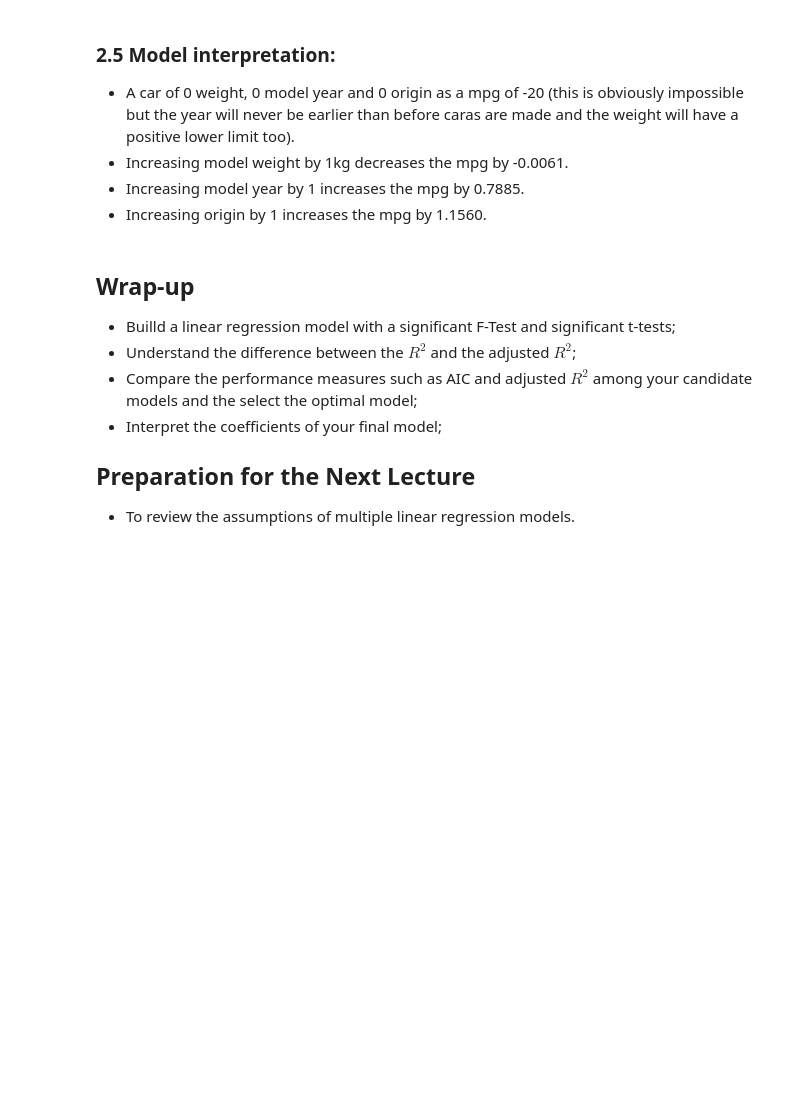
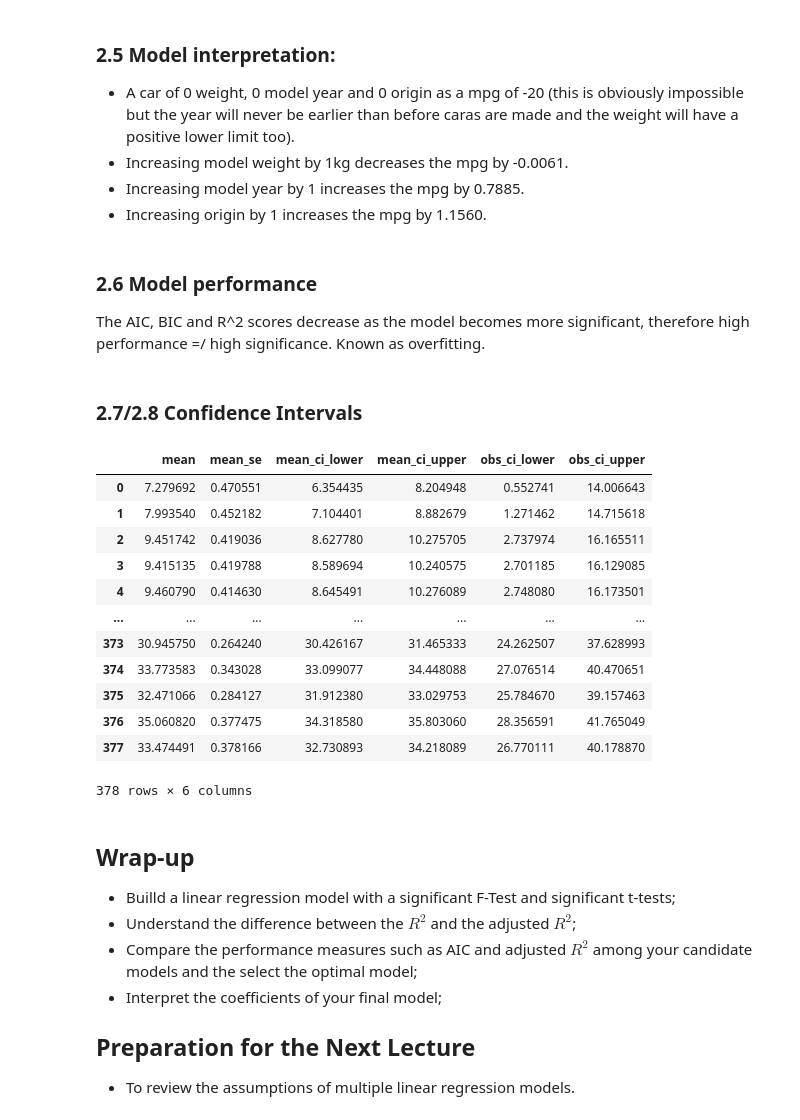
Before and after one commit to LDMOJ4/Machine-Learning-Forecasting, a Jupyter notebook: Python/Lecture_1_Seminar.ipynb, the cells around one changed output. Drawn from its saved outputs; the diff is of its cells as text; code cells hidden in the pictures; blank space fills up the shorter version.

```diff
--- a/Python/Lecture_1_Seminar.ipynb
+++ b/Python/Lecture_1_Seminar.ipynb
@@ -226,6 +490,39 @@ Not normal as p_value is less than 0.05.
 - Increasing model weight by 1kg decreases the mpg by -0.0061.
 - Increasing model year by 1 increases the mpg by 0.7885.
 - Increasing origin by 1 increases the mpg by 1.1560.
+# %% [markdown]
+### 2.6 Model performance
+The AIC, BIC and R^2 scores decrease as the model becomes more significant, therefore high performance =/ high significance. Known as overfitting.
+# %% [markdown]
+### 2.7/2.8 Confidence Intervals
+# %%
+# to produce prediction results
+pred = model.get_prediction(X)
+pred_summary = pred.summary_frame(alpha=0.05)  # 95% confidence intervals
+
+# to extract confidence intervals
+ci_lower = pred_summary['mean_ci_lower']
+ci_upper = pred_summary['mean_ci_upper']
+
+# to extract prediction intervals
+pi_lower = pred_summary['obs_ci_lower']
+pi_upper = pred_summary['obs_ci_upper']
+# %%
+pred_summary
+# %% [output]
+|  | mean | mean_se | mean_ci_lower | mean_ci_upper | obs_ci_lower | obs_ci_upper |
+| 0 | 7.279692 | 0.470551 | 6.354435 | 8.204948 | 0.552741 | 14.006643 |
+| 1 | 7.993540 | 0.452182 | 7.104401 | 8.882679 | 1.271462 | 14.715618 |
+| 2 | 9.451742 | 0.419036 | 8.627780 | 10.275705 | 2.737974 | 16.165511 |
+| 3 | 9.415135 | 0.419788 | 8.589694 | 10.240575 | 2.701185 | 16.129085 |
+| 4 | 9.460790 | 0.414630 | 8.645491 | 10.276089 | 2.748080 | 16.173501 |
+| ... | ... | ... | ... | ... | ... | ... |
+| 373 | 30.945750 | 0.264240 | 30.426167 | 31.465333 | 24.262507 | 37.628993 |
+| 374 | 33.773583 | 0.343028 | 33.099077 | 34.448088 | 27.076514 | 40.470651 |
+| 375 | 32.471066 | 0.284127 | 31.912380 | 33.029753 | 25.784670 | 39.157463 |
+| 376 | 35.060820 | 0.377475 | 34.318580 | 35.803060 | 28.356591 | 41.765049 |
+| 377 | 33.474491 | 0.378166 | 32.730893 | 34.218089 | 26.770111 | 40.178870 |
+378 rows × 6 columns
 # %% [markdown]
 
 ## Wrap-up
```
Also changed, not shown: parts of 20 cells of this notebook.
